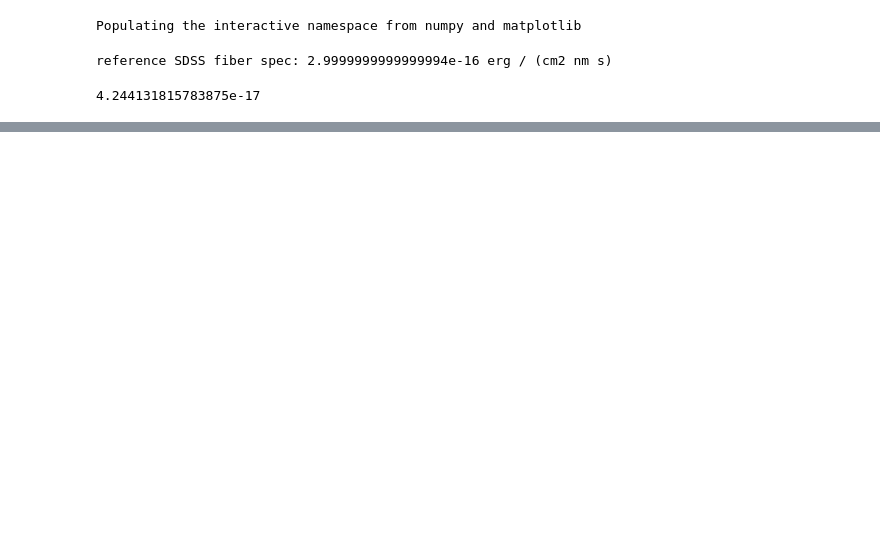
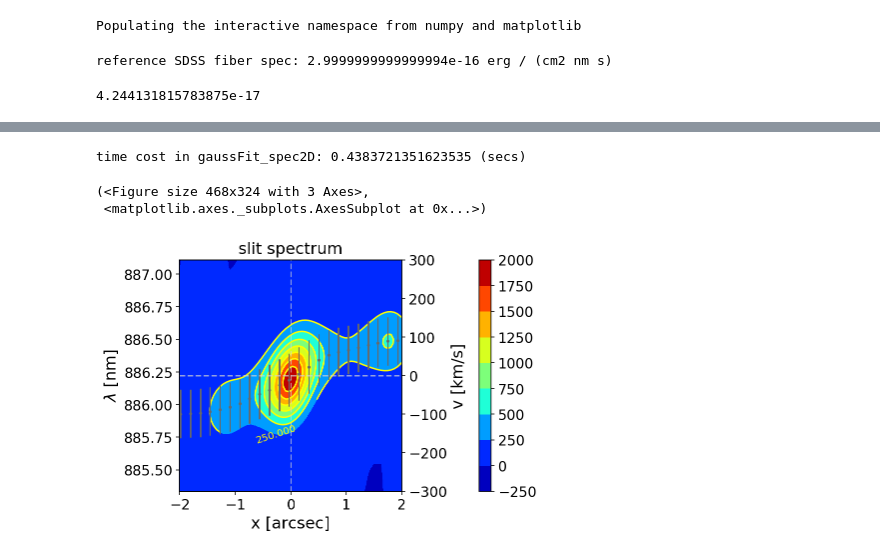
Before and after one commit to msmithUA/TNGcube, a Jupyter notebook: notebooks/[demo] TNGmock.ipynb, the cells around one changed output, grey strips where cells are left out. Drawn from its saved outputs; the diff is of its cells as text; code cells hidden in the pictures; blank space fills up the shorter version.

```diff
--- a/notebooks/[demo] TNGmock.ipynb
+++ b/notebooks/[demo] TNGmock.ipynb
@@ -61,0 +74,8 @@ data_info = mock.gen_mock_data(noise_mode=1)
+# %%
+model_major = dataInfo['spec'][0].GF.model
+dataInfo['spec'][0].display(xlim=[-2., 2], vlim=[-300, 300], mark_fit=True, model=model_major)
+# %% [output]
+time cost in gaussFit_spec2D: 0.4383721351623535 (secs)
+(<Figure size 468x324 with 3 Axes>,
+ <matplotlib.axes._subplots.AxesSubplot at 0x...>)
+[figure, added]
```
Also changed, not shown: parts of 22 cells of this notebook, 3 other files.
